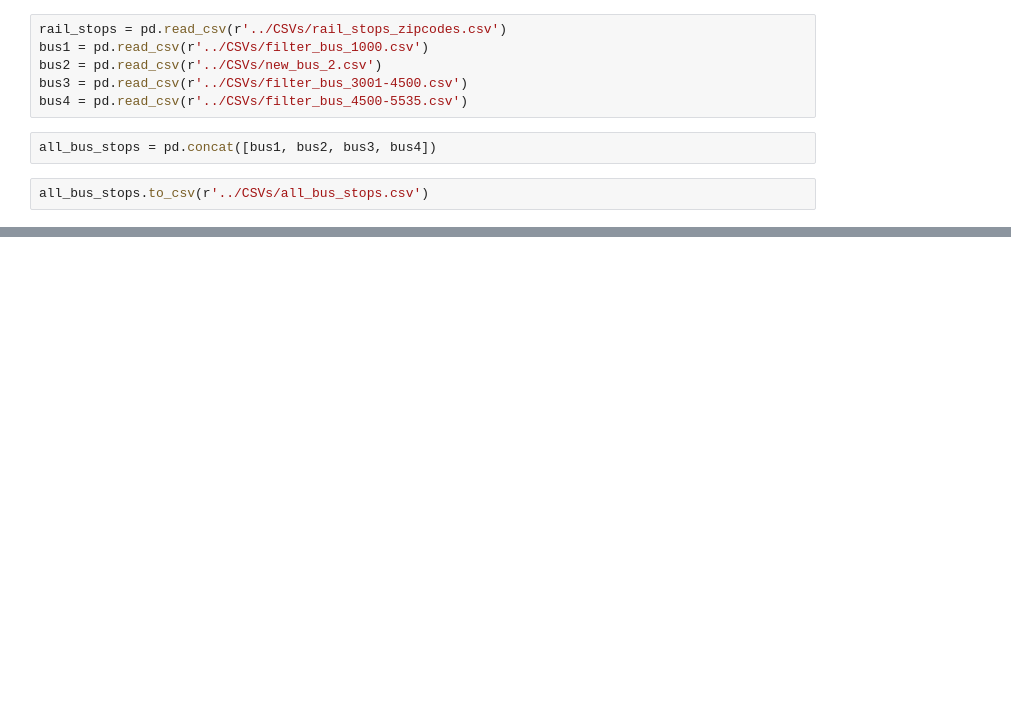
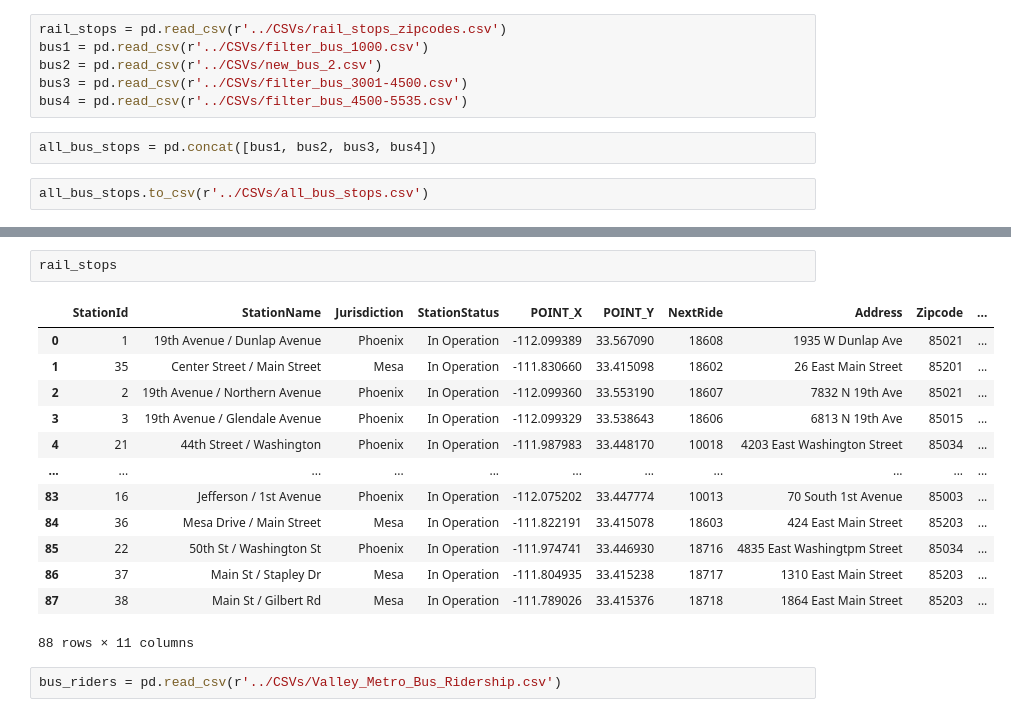
Before and after one commit to phil-wew/group_project1, a Jupyter notebook: PW/PW_ValleyMetro_all_Ridership.ipynb, the cells around one changed output, grey strips where cells are left out. Cells and saved outputs as stored; diff of their text form; blank space fills up the shorter version.

```diff
--- a/PW/PW_ValleyMetro_all_Ridership.ipynb
+++ b/PW/PW_ValleyMetro_all_Ridership.ipynb
@@ -78,0 +69,18 @@ all_bus_stops
+# %%
+rail_stops
+# %% [output]
+|  | StationId | StationName | Jurisdiction | StationStatus | POINT_X | POINT_Y | NextRide | Address | Zipcode | ... |
+| 0 | 1 | 19th Avenue / Dunlap Avenue | Phoenix | In Operation | -112.099389 | 33.567090 | 18608 | 1935 W Dunlap Ave | 85021 | ... |
+| 1 | 35 | Center Street / Main Street | Mesa | In Operation | -111.830660 | 33.415098 | 18602 | 26 East Main Street | 85201 | ... |
+| 2 | 2 | 19th Avenue / Northern Avenue | Phoenix | In Operation | -112.099360 | 33.553190 | 18607 | 7832 N 19th Ave | 85021 | ... |
+| 3 | 3 | 19th Avenue / Glendale Avenue | Phoenix | In Operation | -112.099329 | 33.538643 | 18606 | 6813 N 19th Ave | 85015 | ... |
+| 4 | 21 | 44th Street / Washington | Phoenix | In Operation | -111.987983 | 33.448170 | 10018 | 4203 East Washington Street | 85034 | ... |
+| ... | ... | ... | ... | ... | ... | ... | ... | ... | ... | ... |
+| 83 | 16 | Jefferson / 1st Avenue | Phoenix | In Operation | -112.075202 | 33.447774 | 10013 | 70 South 1st Avenue | 85003 | ... |
+| 84 | 36 | Mesa Drive / Main Street | Mesa | In Operation | -111.822191 | 33.415078 | 18603 | 424 East Main Street | 85203 | ... |
+| 85 | 22 | 50th St / Washington St | Phoenix | In Operation | -111.974741 | 33.446930 | 18716 | 4835 East Washingtpm Street | 85034 | ... |
+| 86 | 37 | Main St / Stapley Dr | Mesa | In Operation | -111.804935 | 33.415238 | 18717 | 1310 East Main Street | 85203 | ... |
+| 87 | 38 | Main St / Gilbert Rd | Mesa | In Operation | -111.789026 | 33.415376 | 18718 | 1864 East Main Street | 85203 | ... |
+88 rows × 11 columns
+# %%
+bus_riders = pd.read_csv(r'../CSVs/Valley_Metro_Bus_Ridership.csv')
```
Also changed, not shown: parts of 18 cells of this notebook, 2 other files.
